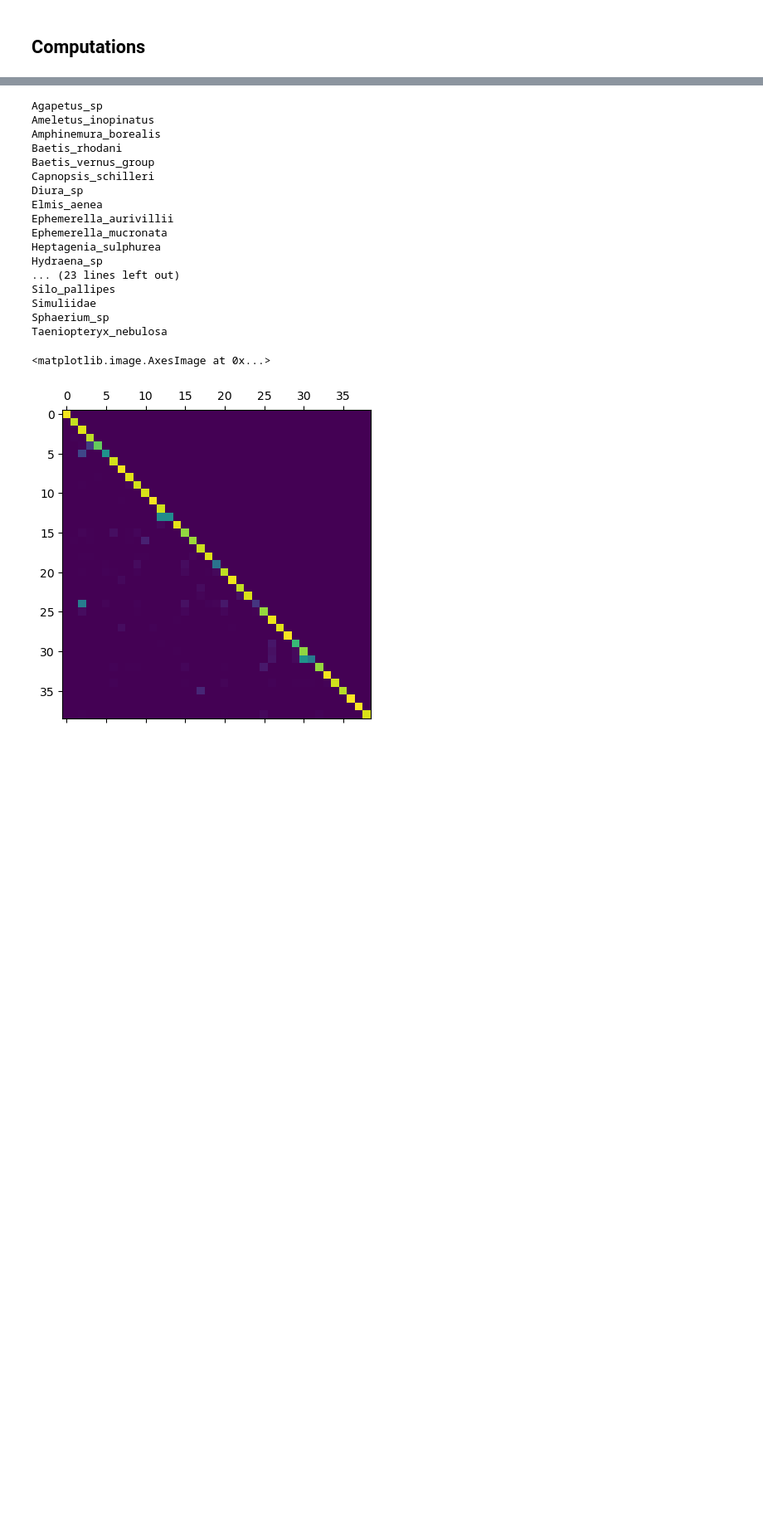
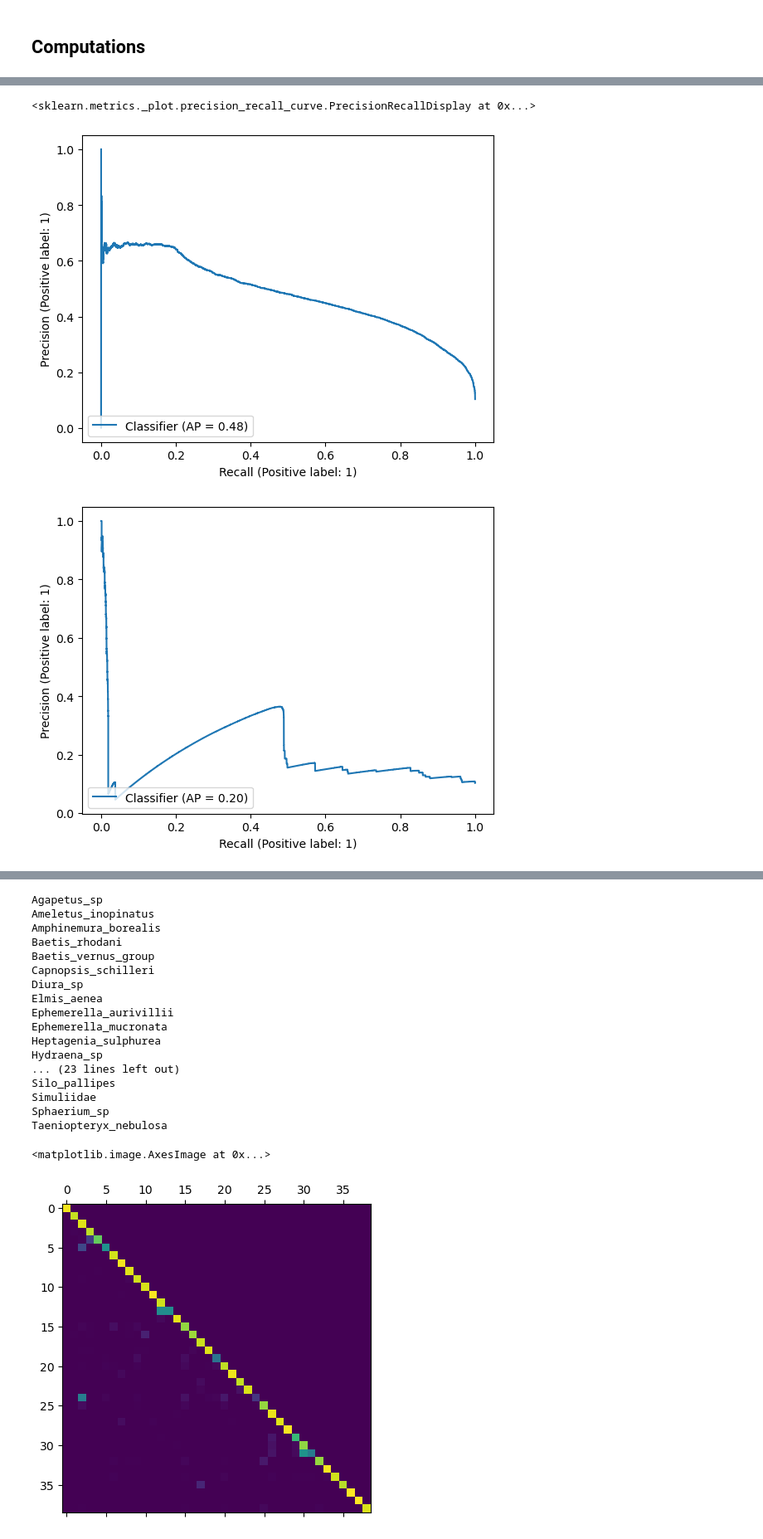
Before and after one commit to mikkoim/dnaimg-ood, a Jupyter notebook: notebooks/loo_fb2_process_all.ipynb, the cells around one changed output, grey strips where cells are left out. Shown at 83% size. Cells and saved outputs as stored; diff of their text form; code cells hidden in the pictures; blank space fills up the shorter version.

```diff
--- a/notebooks/loo_fb2_process_all.ipynb
+++ b/notebooks/loo_fb2_process_all.ipynb
@@ -438,0 +317,17 @@ score_df
+# %%
+PrecisionRecallDisplay.from_predictions(
+    sorted_dfs["by_cnn"][cnn_metric].is_outlier,
+    y_pred
+)
+PrecisionRecallDisplay.from_predictions(
+    sorted_dfs["by_dna"][dna_distance]["dna"][cnn_metric].is_outlier,
+    y_pred
+)
+PrecisionRecallDisplay.from_predictions(
+    sorted_dfs["by_dna"][dna_distance]["dna_quantile"][cnn_metric].is_outlier,
+    y_pred
+)
+# %% [output]
+<sklearn.metrics._plot.precision_recall_curve.PrecisionRecallDisplay at 0x...>
+[figure, added]
+[figure, added]
```
Also changed, not shown: parts of 74 cells of this notebook, 14 other files.
